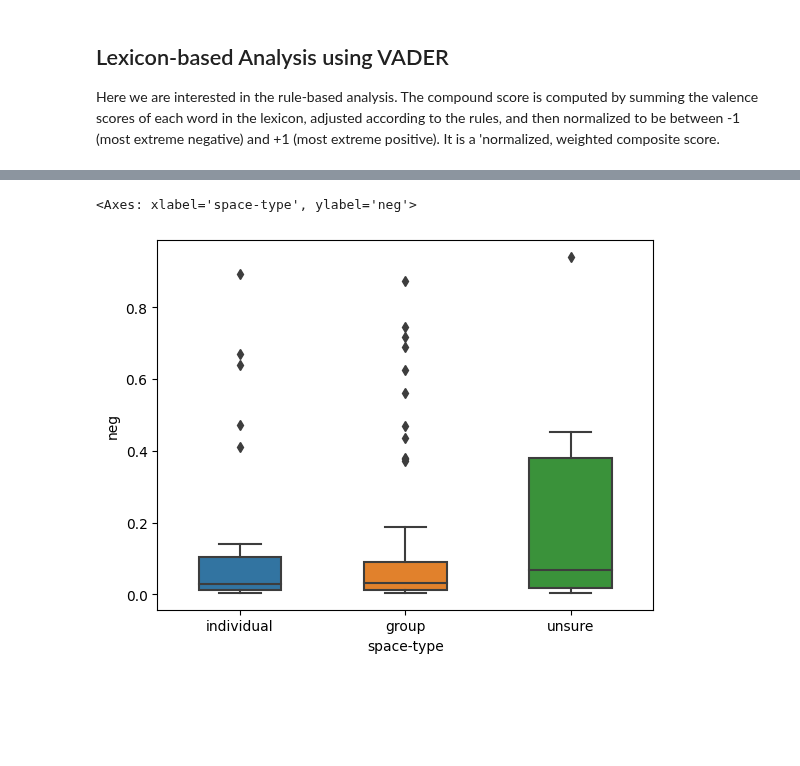
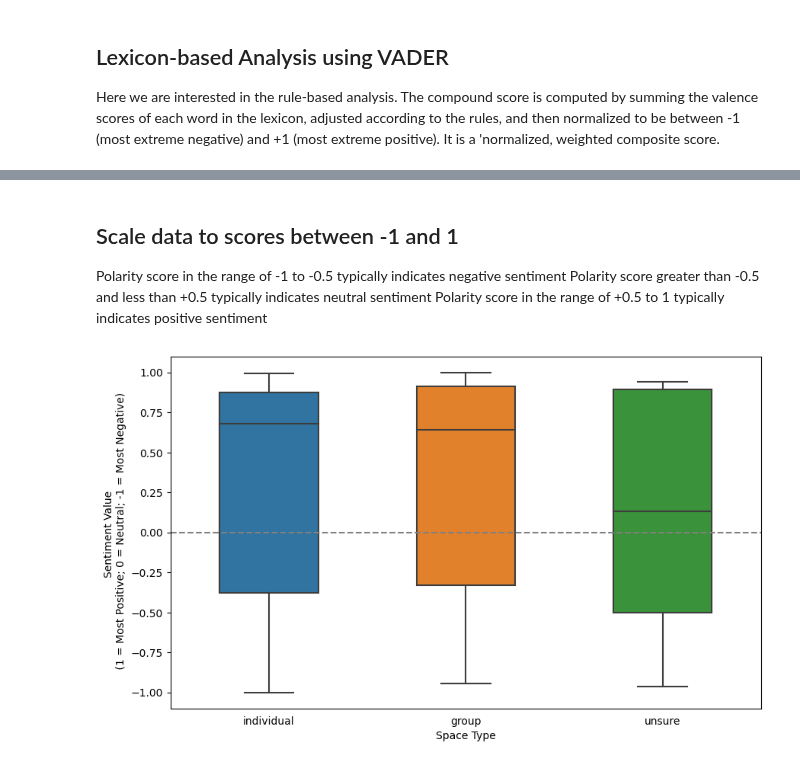
Before and after one commit to shrutirao94/language-comfort-emotions, a Jupyter notebook: sentiment-analysis.ipynb, the cells around one changed output, grey strips where cells are left out. Cells and saved outputs as stored; diff of their text form; code cells hidden in the pictures; blank space fills up the shorter version.

Commit message:
[FEATURE] Scaling Values between -1 and 1

```diff
--- a/sentiment-analysis.ipynb
+++ b/sentiment-analysis.ipynb
@@ -90,7 +78,7 @@ for idx in emo_sl42.index:
 emo_sl42 = emo_sl42.drop(columns=['senti'])
 
 # 4. Calculate the dominant overall sentiment of the response
-emo_sl42['emo-label'] = emo_sl42[['pos', 'neg', 'neutral']].idxmax(axis=1)
+emo_sl42['emo_label'] = emo_sl42[['positive', 'negative', 'neutral']].idxmax(axis=1)
 
 # 5. Plot the overall sentiments distribution
 plot_sentiment_analysis(emo_sl42, 'emo')
@@ -186,3 +160,30 @@ emo_sl42
+# %% [markdown]
+## Scale data to scores between -1 and 1
+Polarity score in the range of -1 to -0.5 typically indicates negative sentiment
+Polarity score greater than -0.5 and less than +0.5 typically indicates neutral sentiment
+Polarity score in the range of +0.5 to 1 typically indicates positive sentiment
+# %%
+def scale_emotion_values():
+    labels = ['positive', 'negative', 'neutral']
+    scales = [(0.5, 1.0), (-1.0, -0.5), (-0.5, 0.5)]
+    emo_sl42['scaled_scores'] = 0
+
+    for label, scale in zip(labels, scales):
+        values = np.array(emo_sl42[label][emo_sl42['emo_label'] == label]).reshape(-1,1)
+        idx = emo_sl42.index[emo_sl42['emo_label'] == label].to_list()
+        scaled_values = minmax_scaler(scale, values, idx)
+        emo_sl42.loc[idx,'scaled_scores'] = scaled_values
+
+    return emo_sl42
+
+
+def minmax_scaler(scale, values, idx):
+    scaler = MinMaxScaler(feature_range = scale)
+    scaled_values = pd.Series(scaler.fit_transform(values).flatten()).set_axis(idx)
+
+    return scaled_values
+# %%
+emo_sl42 = scale_emotion_values()
 # %%
 group = ['Round tables by the three plants (across wooden staircase)',
                         'Next to the lockers',
@@ -225,11 +226,21 @@ def create_group_solo_space_labels(df):
     return df
 
 
-df = create_group_solo_space_labels(emo_sl42)
-df = merge_spaces(df)
+def plot_sentiment_analysis_spaces(df, label):
+    df = df.where(df["space-type"] != "").dropna(how="all")
+    f = plt.figure(figsize=(10, 6))
+    sns.boxplot(x='space-type', y='scaled_scores',
+                width=0.5,
+                data=df)
+    plt.xlabel("Space Type")
+    plt.ylabel("Sentiment Value \n (1 = Most Positive; 0 = Neutral; -1 = Most Negative)")
+    plt.tick_params(bottom=False)
+    plt.axhline(0, ls='--', c = 'grey')
+    plt.savefig('plots/lab42-' + label + '-space-wise-sentiment-distribution.jpg',
+                dpi=300, bbox_inches='tight')
 # %%
-df = df.where(df["space-type"] != "").dropna(how="all")
-sns.boxplot(x='space-type', y='neg', width=0.5, data=df)
+df = create_group_solo_space_labels(emo_sl42)
+df = merge_spaces(df)
+plot_sentiment_analysis_spaces(df, 'emotion')
 # %% [output]
-<Axes: xlabel='space-type', ylabel='neg'>
-[figure, old version]
+[figure, new version]
```
Also changed, not shown: parts of 12 cells of this notebook.
